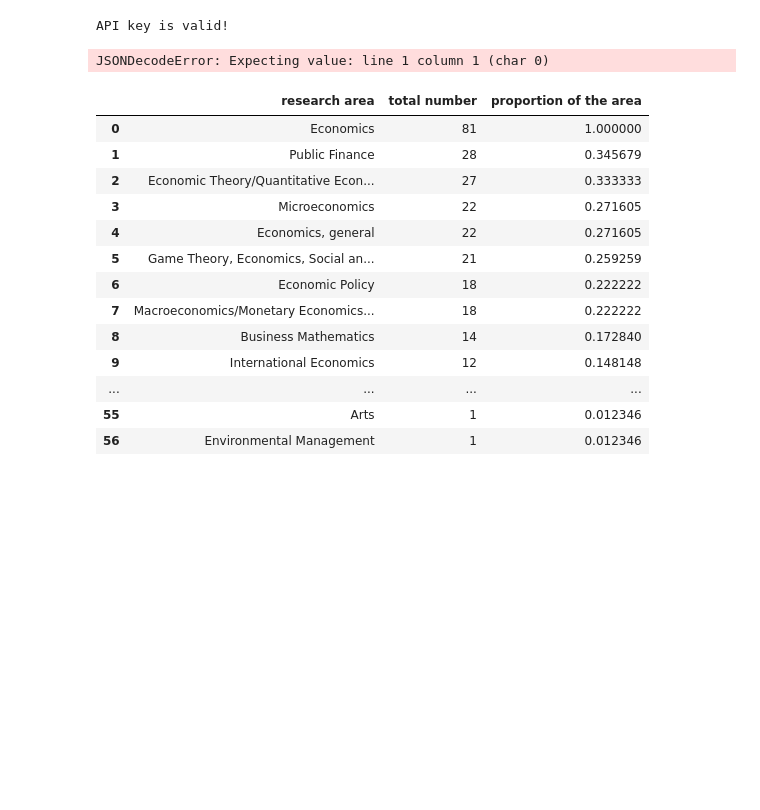
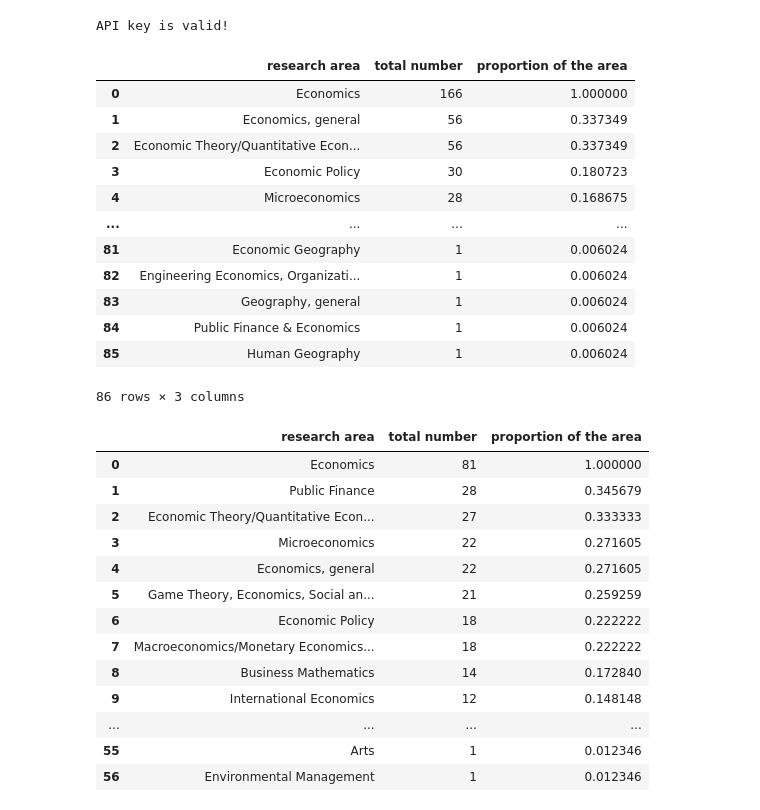
Before and after one commit to kannuoya/st115_project_lse, a Jupyter notebook: project111.ipynb, the cells around one changed output. Cells and saved outputs as stored; diff of their text form; code cells hidden in the pictures; blank space fills up the shorter version.

```diff
--- a/project111.ipynb
+++ b/project111.ipynb
@@ -174,21 +174,36 @@ else:
 API key is valid!
 # %%
 def extract_area(name):
-    #This function extracts the part of response including subjects of academic work by a particular faculty member
+
+    '''
+    This function extracts the part of response including subjects of academic work by a particular faculty member
+    '''
+
     surname = name.split(' ')[1:]
     first_name = name.split(' ')[0]
     url = f'https://api.springernature.com/metadata/json?api_key={api_key}&q=name%3A%22{surname}%2C%20{first_name}%22%2C%20subject%3AEconomics&s=1&p=10'
+
     return json.loads(requests.get(url).text)['facets'][0]['values']
 
 def extract_type(name):
-    #This funciton extracts the part of the response including types of academic work by a particular faculty member
+
+    '''
+    This funciton extracts the part of the response including types of academic work by a particular faculty member
+    '''
+
     surname = name.split(' ')[1:]
     first_name = name.split(' ')[0]
     url = f'https://api.springernature.com/metadata/json?api_key={api_key}&q=name%3A%22{surname}%2C%20{first_name}%22%2C%20subject%3AEconomics&s=1&p=10'
     return json.loads(requests.get(url).text)['facets'][-1]['values']
 
 def get_research_area_count(names):
-    #This funciton creates a dictionary which keys are research areas by all the members and values are their counts
+
+    '''
+    This function convert a list of names to a dictionary a dictionary which keys are research areas by all the members and values are their counts
+    names: a list of strings
+    return: a dictionary which keys are research areas by all the members and values are their counts
+    '''
+
     research_area = {}
     for name in names:
         list_of_dicts = extract_area(name)
@@ -202,7 +217,13 @@ def get_research_area_count(names):
     return research_area
 
 def get_professor_paper_count(names):
-    #This function creates a dictionary which keys are names of all the members and values are number of academic papers/books/journals they have done
+
+    '''
+    This function convert a list of names to a dictionary which keys are names of all the members and values are number of academic papers/books/journals they have done
+    names: a list of strings
+    return: a dictionary which keys are names of all the members and values are number of academic papers/books/journals they have done
+    '''
+
     paper_count = {}
     for name in names:
         list_of_dicts = extract_type(name)
@@ -215,7 +236,11 @@ def get_professor_paper_count(names):
     return paper_count
 # %%
 def get_research_area_dataframe(names):
-    #This function provides information about research areas in the form of pandas dataframe
+
+    '''
+    This function provides information about research areas in the form of pandas dataframe
+    '''
+
     df = pd.DataFrame()
     df['research area'] = list(get_research_area_count(names).keys())
     df['total number'] = list(get_research_area_count(names).values())
@@ -225,7 +250,20 @@ def get_research_area_dataframe(names):
     return df
 # %%
 df_cam = get_research_area_dataframe(cam_names)
+df_cam
 # %% [output]
+|  | research area | total number | proportion of the area |
+| 0 | Economics | 166 | 1.000000 |
+| 1 | Economics, general | 56 | 0.337349 |
+| 2 | Economic Theory/Quantitative Econ... | 56 | 0.337349 |
+| 3 | Economic Policy | 30 | 0.180723 |
+| 4 | Microeconomics | 28 | 0.168675 |
+| ... | ... | ... | ... |
+| 81 | Economic Geography | 1 | 0.006024 |
+| 82 | Engineering Economics, Organizati... | 1 | 0.006024 |
+| 83 | Geography, general | 1 | 0.006024 |
+| 84 | Public Finance & Economics | 1 | 0.006024 |
+| 85 | Human Geography | 1 | 0.006024 |
-JSONDecodeError: Expecting value: line 1 column 1 (char 0)
+86 rows × 3 columns
 # %%
 df_ox = get_research_area_dataframe(ox_names)
```
Also changed, not shown: parts of 7 cells of this notebook, 1 other file.
